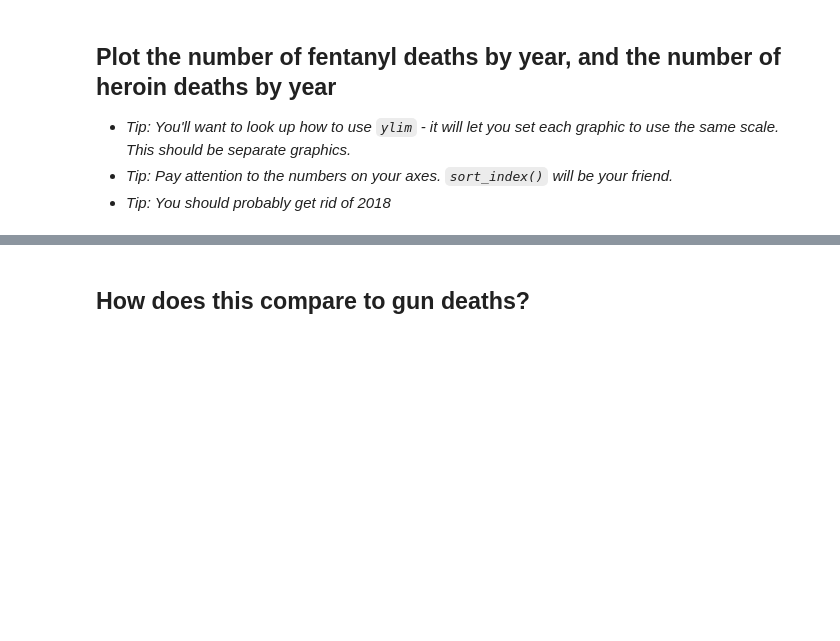
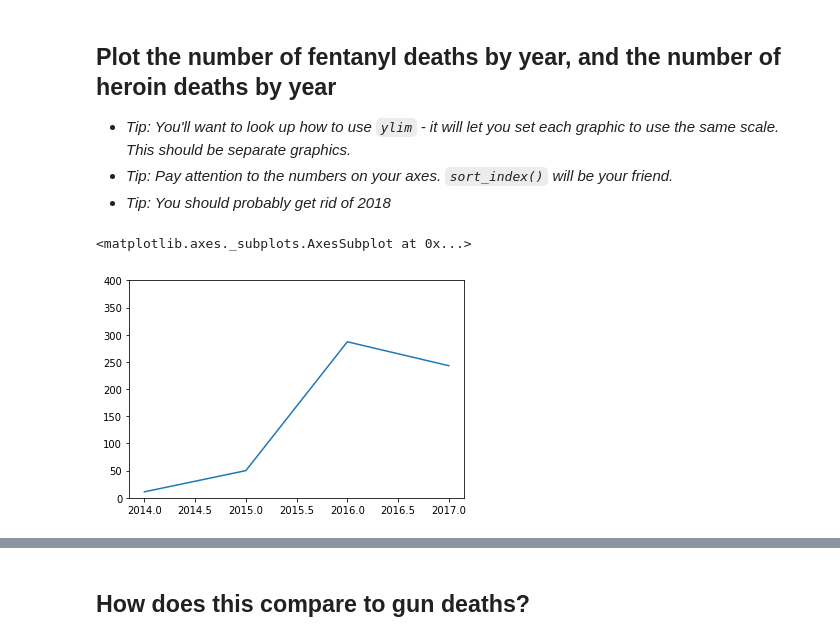
Before and after one commit to maxarvid/foundations, a Jupyter notebook: 06-homework-part2/Medical Examiner.ipynb, the cells around one changed output, grey strips where cells are left out. Saved outputs shown, nothing was run; the diff lists cells and outputs as text; code cells hidden in the pictures; blank space fills up the shorter version.

```diff
--- a/06-homework-part2/Medical Examiner.ipynb
+++ b/06-homework-part2/Medical Examiner.ipynb
@@ -424,3 +698,8 @@ If you'd like to make it look nicer, do some sorting and get rid of 2018.
 - *Tip: You'll want to look up how to use `ylim` - it will let you set each graphic to use the same scale. This should be separate graphics.*
 - *Tip: Pay attention to the numbers on your axes. `sort_index()` will be your friend.*
 - *Tip: You should probably get rid of 2018*
+# %%
+df[(df['Opioid Related']==True) & (df.year < 2018) & df['Primary Cause'].str.contains('FENTANYL') & ~df['Primary Cause'].str.contains('HEROIN')].year.value_counts().sort_index().plot(ylim=(0,400))
+# %% [output]
+<matplotlib.axes._subplots.AxesSubplot at 0x...>
+[figure, added]
```
Also changed, not shown: parts of 41 cells of this notebook.
